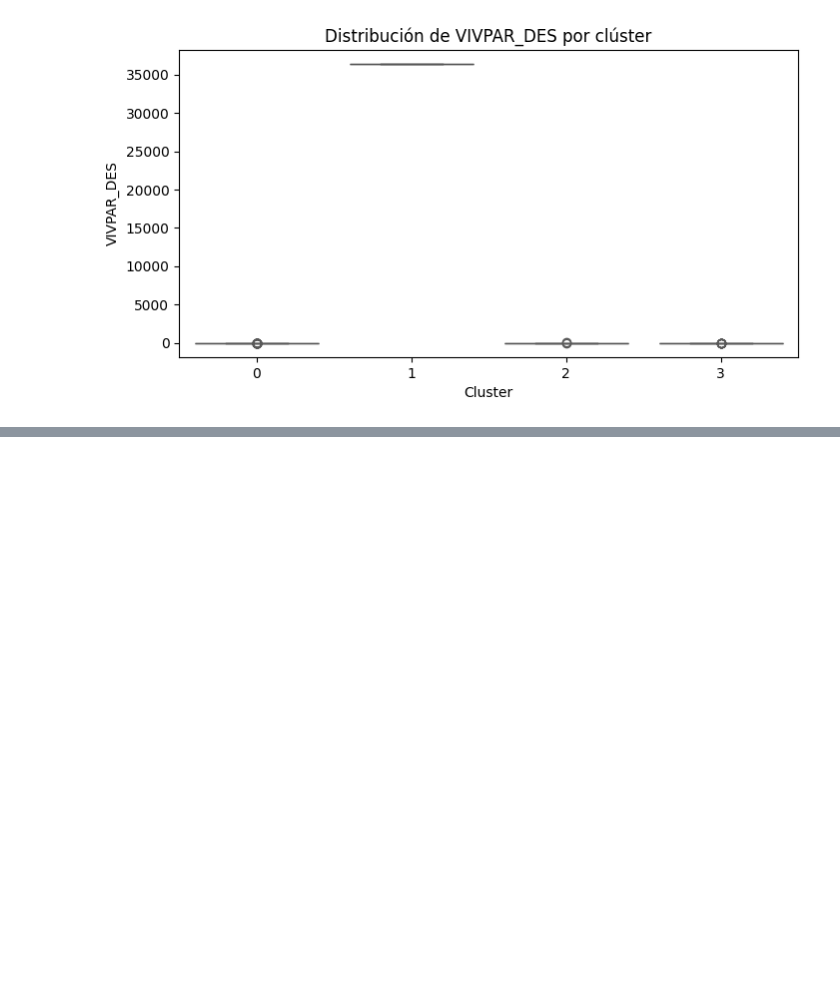
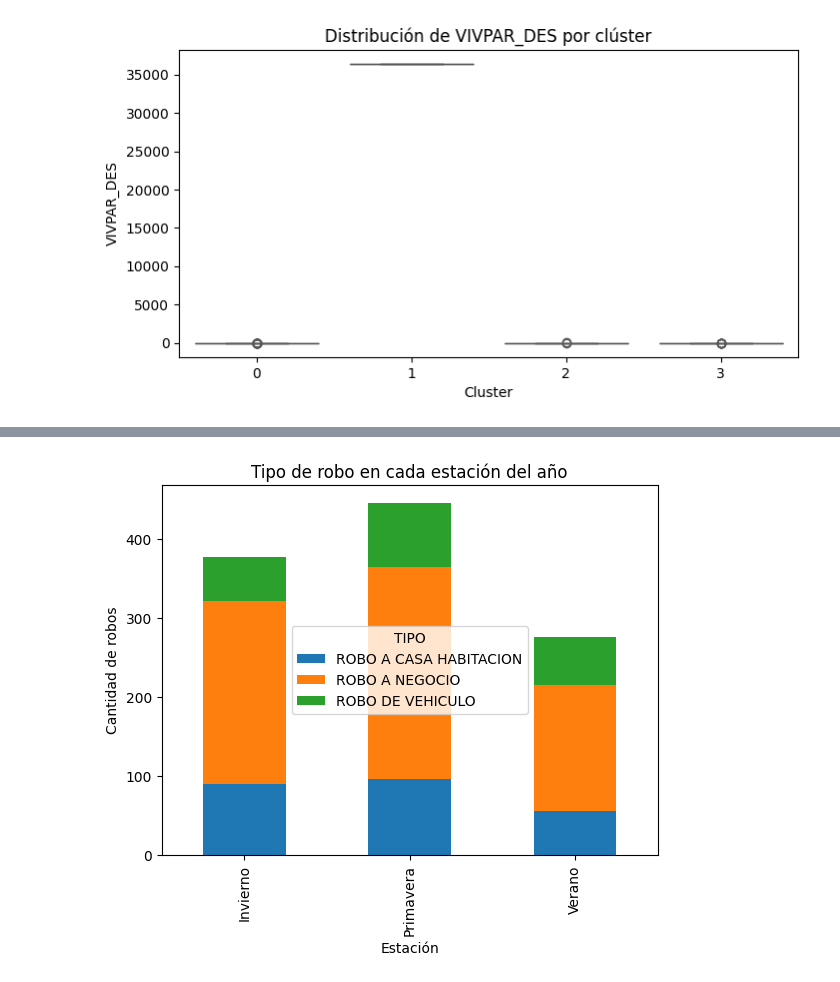
Before and after one commit to CLA-TI3001C-AD2025-G100/A01563230-EDA, a Jupyter notebook: CLUSTERING_MOD.ipynb, the cells around one changed output, grey strips where cells are left out. Cells and saved outputs as stored; diff of their text form; code cells hidden in the pictures; blank space fills up the shorter version.

```diff
--- a/CLUSTERING_MOD.ipynb
+++ b/CLUSTERING_MOD.ipynb
@@ -313,0 +417,9 @@ Passing `palette` without assigning `hue` is deprecated and will be removed in v
+# %%
+# Checa el tipo de robo en cada estación del año
+data.groupby('estacion')['TIPO'].value_counts().unstack().fillna(0).plot(kind='bar', stacked=True)
+plt.title('Tipo de robo en cada estación del año')
+plt.xlabel('Estación')
+plt.ylabel('Cantidad de robos')
+plt.show()
+# %% [output]
+[figure, added]
```
Also changed, not shown: parts of 12 cells of this notebook.
